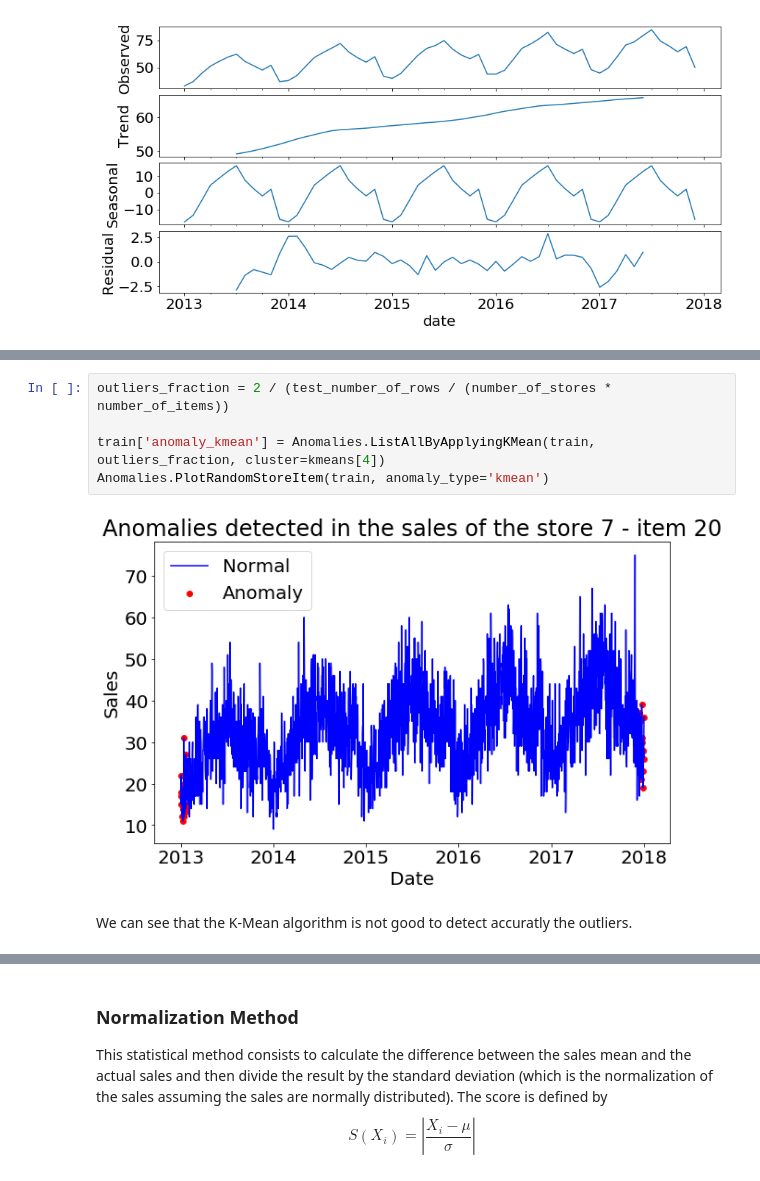
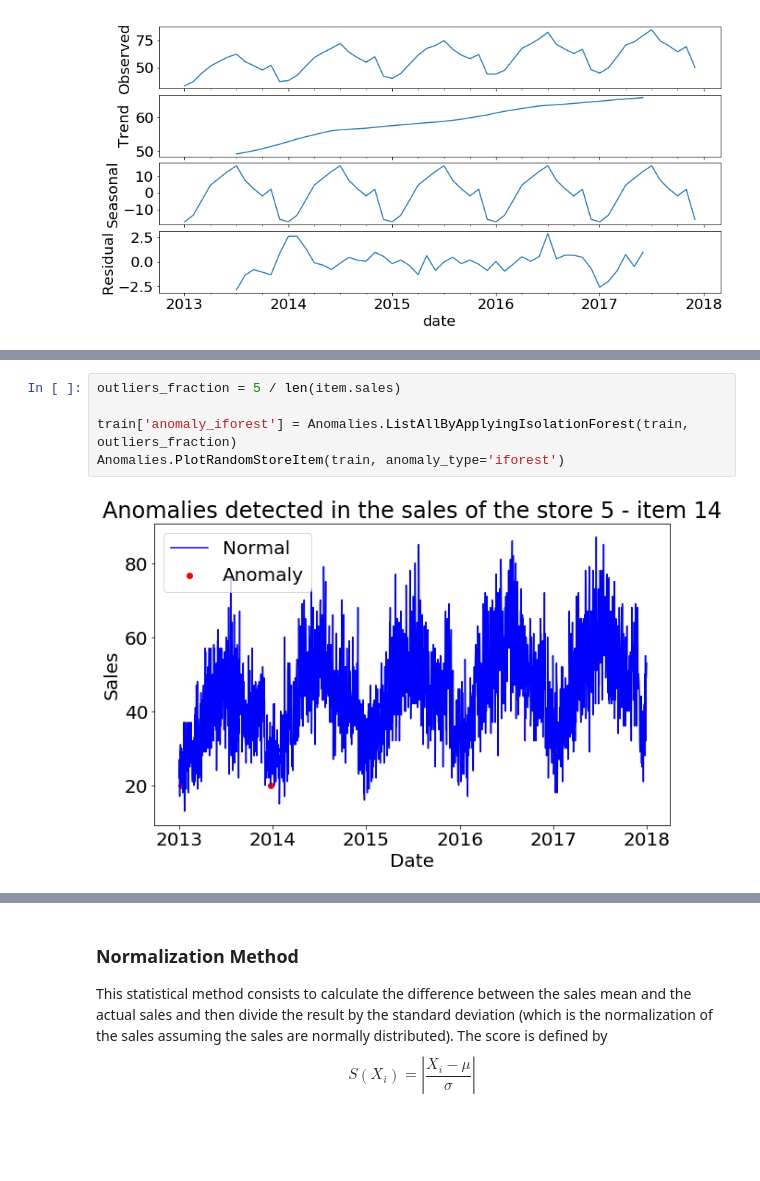
Before and after one commit to glapointe7/StoreItemDemandForecasting, a Jupyter notebook: Store Demand Analysis.ipynb, the cells around one changed output, grey strips where cells are left out. Cells and saved outputs as stored; diff of their text form; blank space fills up the shorter version.

Commit message:
Kept only the outliers detection algorithm useful for our problem.

```diff
--- a/Store Demand Analysis.ipynb
+++ b/Store Demand Analysis.ipynb
@@ -327,9 +331,7 @@ $$d(P_i, C_i) = \frac{|P_i - C_i|}{\left\lVert P_i - C_i \right\rVert}.$$
 # %%
-outliers_fraction = 2 / (test_number_of_rows / (number_of_stores * number_of_items))
+outliers_fraction = 5 / len(item.sales)
 
-train['anomaly_kmean'] = Anomalies.ListAllByApplyingKMean(train, outliers_fraction, cluster=kmeans[4])
-Anomalies.PlotRandomStoreItem(train, anomaly_type='kmean')
+train['anomaly_iforest'] = Anomalies.ListAllByApplyingIsolationForest(train, outliers_fraction)
+Anomalies.PlotRandomStoreItem(train, anomaly_type='iforest')
 # %% [output]
-[figure, old version]
+[figure, new version]
-# %% [markdown]
-We can see that the K-Mean algorithm is not good to detect accuratly the outliers.
```
Also changed, not shown: parts of 28 cells of this notebook, 1 other file.
